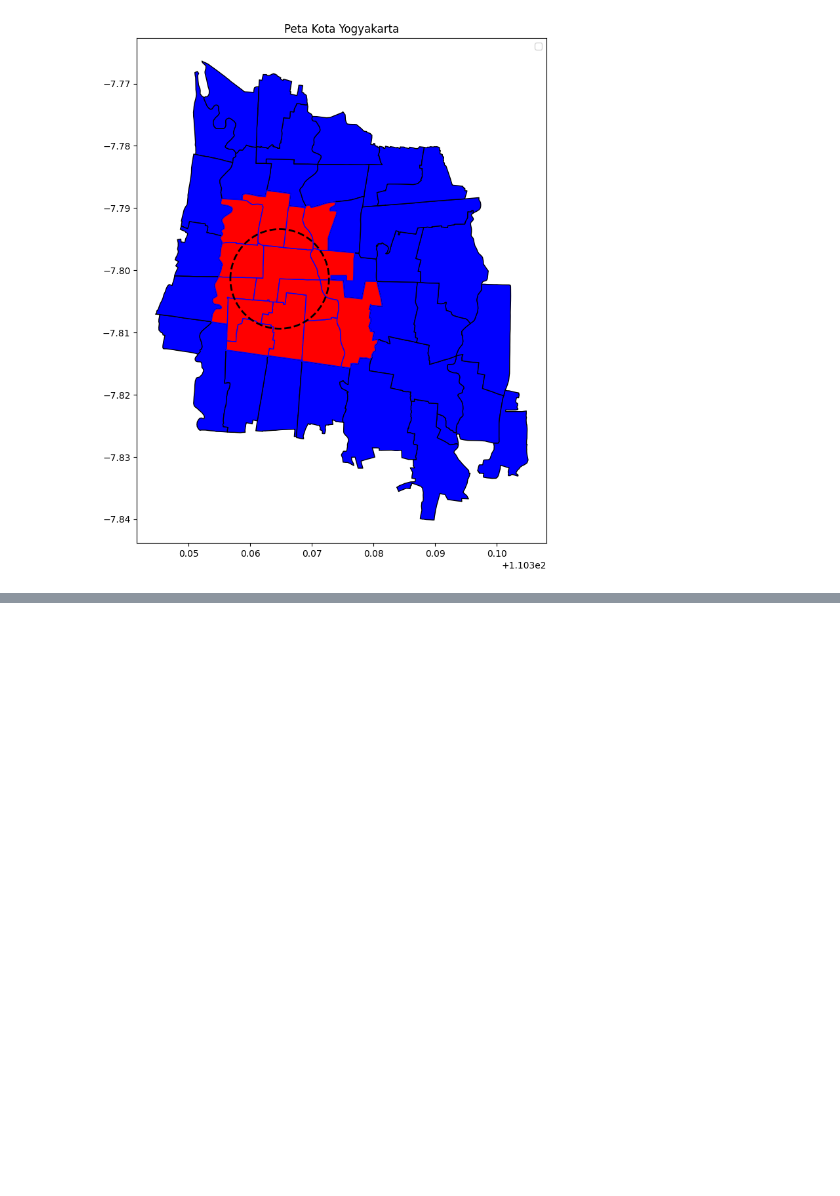
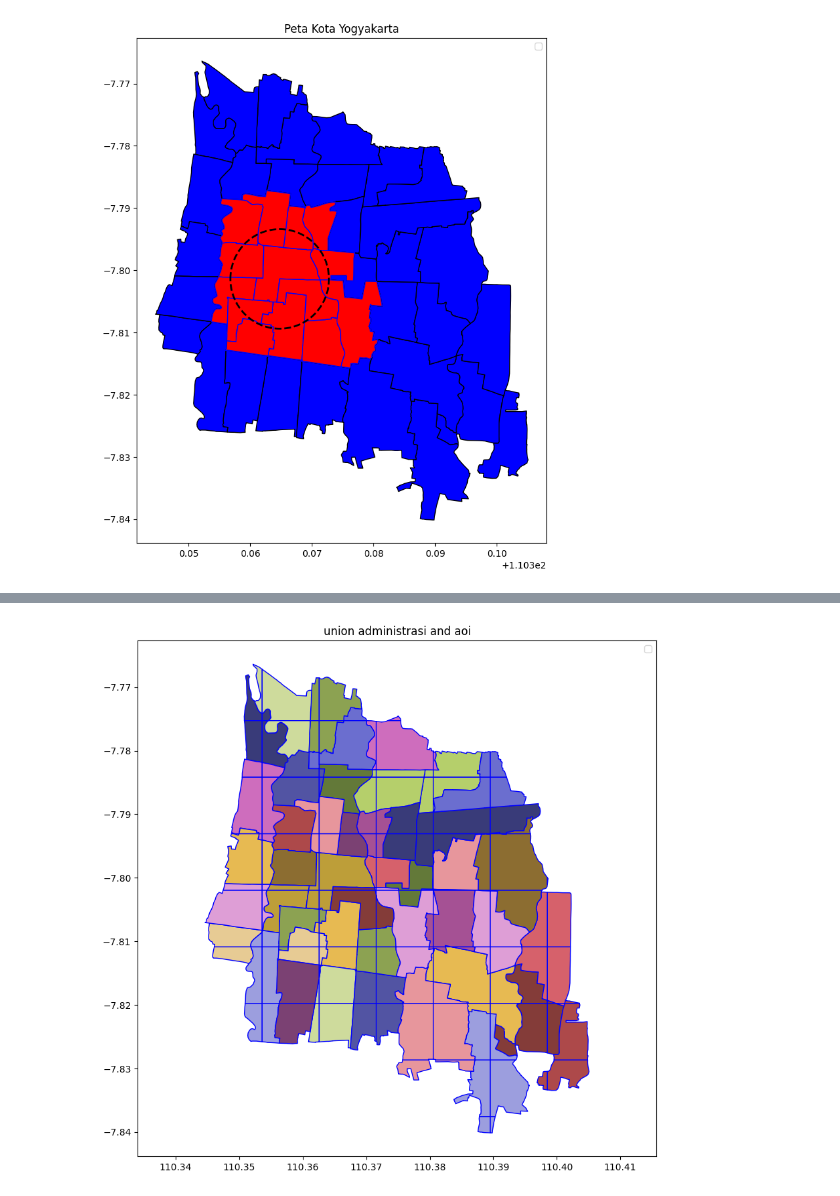
Before and after one commit to makinoharuy/python_geospatial_learning, a Jupyter notebook: belajar_python_geospatial.ipynb, the cells around one changed output, grey strips where cells are left out. Cells and saved outputs as stored; diff of their text form; code cells hidden in the pictures; blank space fills up the shorter version.

```diff
--- a/belajar_python_geospatial.ipynb
+++ b/belajar_python_geospatial.ipynb
@@ -1505,0 +1592,13 @@ See: https://matplotlib.org/stable/tutorials/intermediate/legend_guide.html#impl
+# %%
+union = overlay(administrasi, grid, how='union')
+
+fig, ax = plt.subplots(figsize=(10,10))
+
+union.plot(ax=ax, column='village', cmap='tab20b', edgecolor='blue', legend=True )
+
+plt.title("union administrasi and aoi")
+plt.axis("equal")
+plt.legend()
+plt.show()
+# %% [output]
+[figure, added]
```
Also changed, not shown: parts of 9 cells of this notebook.
